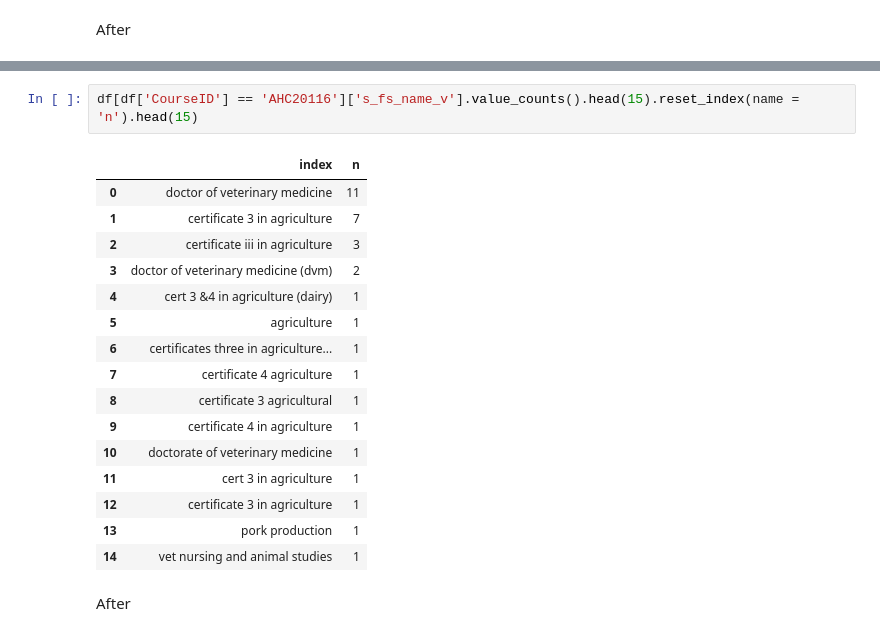
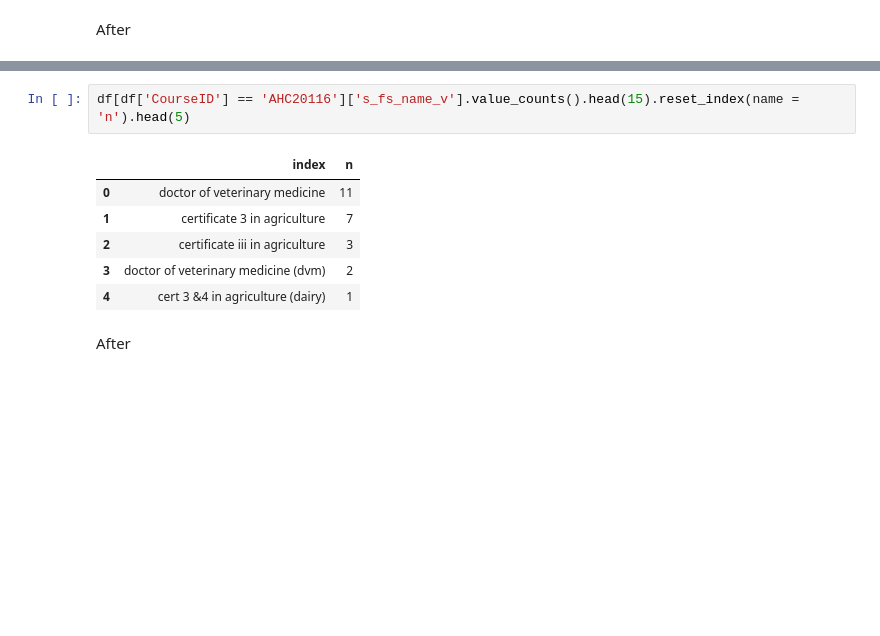
Before and after one commit to RTO-Performance-Indicators/survey_analytics, a Jupyter notebook: notebooks/further study.ipynb, the cells around one changed output, grey strips where cells are left out. Drawn from its saved outputs; the diff is of its cells as text; blank space fills up the shorter version.

```diff
--- a/notebooks/further study.ipynb
+++ b/notebooks/further study.ipynb
@@ -828,22 +857,12 @@ NameError: name 'Before' is not defined
 # %%
-df[df['CourseID'] == 'AHC20116']['s_fs_name_v'].value_counts().head(15).reset_index(name = 'n').head(15)
+df[df['CourseID'] == 'AHC20116']['s_fs_name_v'].value_counts().head(15).reset_index(name = 'n').head(5)
 # %% [output]
 |  | index | n |
 | 0 | doctor of veterinary medicine | 11 |
 | 1 | certificate 3 in agriculture | 7 |
 | 2 | certificate iii in agriculture | 3 |
 | 3 | doctor of veterinary medicine (dvm) | 2 |
 | 4 | cert 3 &4 in agriculture (dairy) | 1 |
-| 5 | agriculture | 1 |
-| 6 | certificates three in agriculture... | 1 |
-| 7 | certificate 4 agriculture | 1 |
-| 8 | certificate 3 agricultural | 1 |
-| 9 | certificate 4 in agriculture | 1 |
-| 10 | doctorate of veterinary medicine | 1 |
-| 11 | cert 3 in agriculture | 1 |
-| 12 | certificate 3 in agriculture | 1 |
-| 13 | pork production | 1 |
-| 14 | vet nursing and animal studies | 1 |
 # %% [markdown]
 After
 # %%
```
Also changed, not shown: parts of 38 cells of this notebook, 1 other file.
